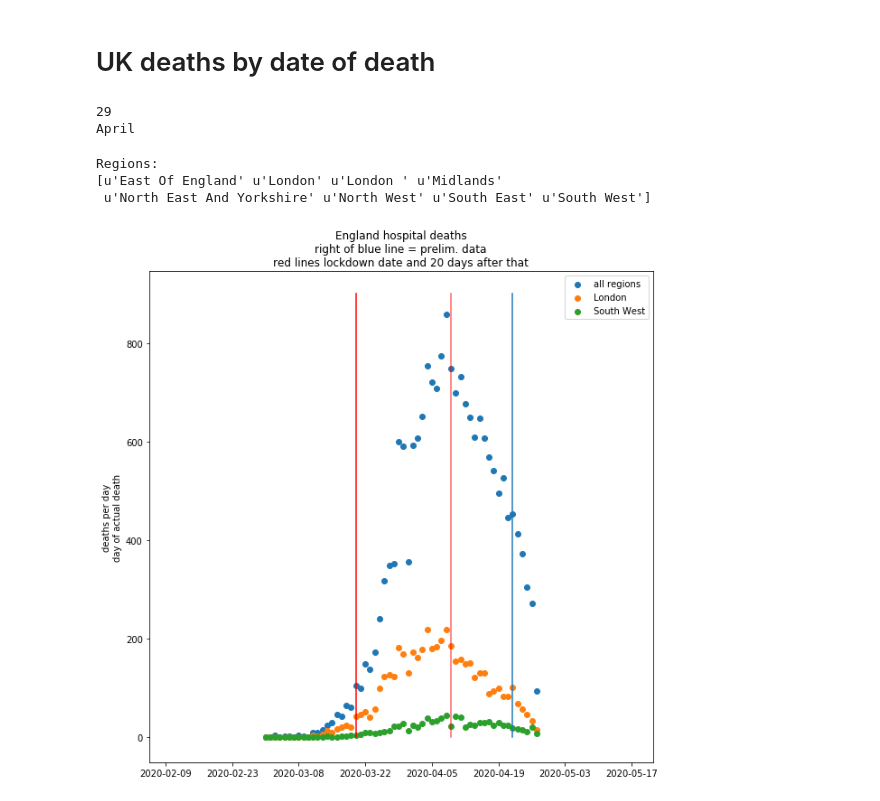
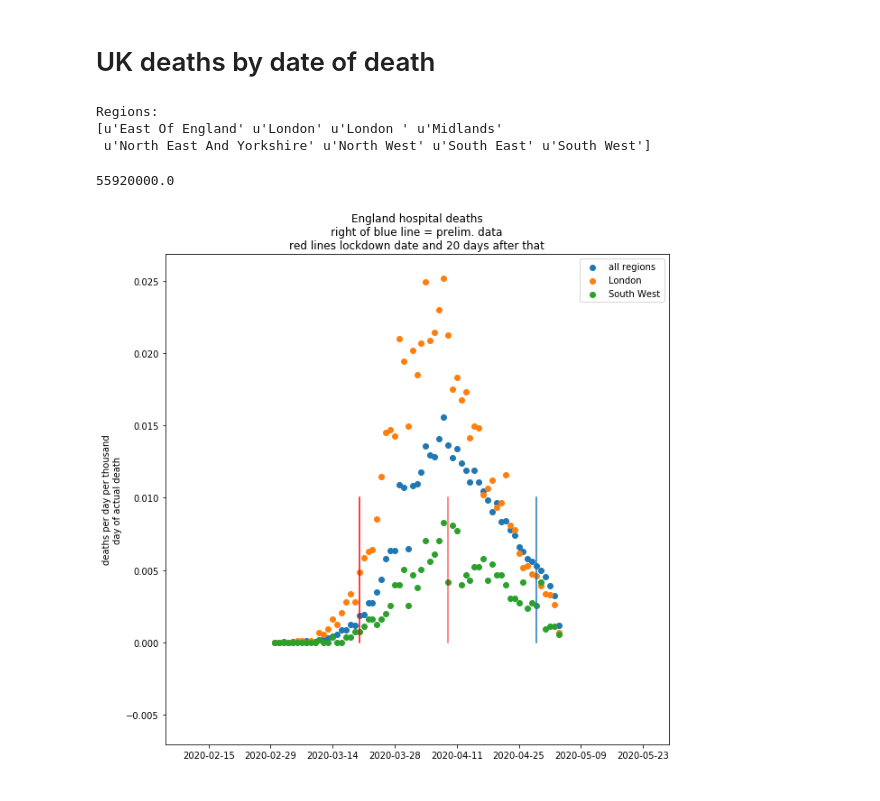
Before and after one commit to PaulHalloran/Jupiter_notebooks_halloran, a Jupyter notebook: covid_international_deaths.ipynb, the cells around one changed output. Drawn from its saved outputs; the diff is of its cells as text; code cells hidden in the pictures.

```diff
--- a/covid_international_deaths.ipynb
+++ b/covid_international_deaths.ipynb
@@ -95,7 +95,7 @@ infection_to_death=20
 country = 'United_Kingdom'
 
 # country = 'United_States_of_America'
-# country = 'Sweden'
+country = 'Ireland'
 
 from scipy.optimize import curve_fit
 from itertools import cycle
@@ -210,13 +235,4 @@ plt.legend()
 import pandas as pd
 import datetime
 from datetime import date
-# %%
-
-
-
-print today.day
-print today.strftime('%B')
-# %% [output]
-29
-April
 # %%
@@ -237,6 +265,23 @@ print df['NHS England Region'].unique()
 Regions:
 [u'East Of England' u'London' u'London ' u'Midlands'
  u'North East And Yorkshire' u'North West' u'South East' u'South West']
+# %%
+population={}
+population['East Of England'] = 6.2e6
+population['London'] = 8.9e6
+population['Midlands'] = 5.9e6 +4.8e6
+population['North East And Yorkshire'] = 2.66e6 +5.48e6
+population['North West'] = 7.29e6
+population['South East'] = 9.13e6
+population['South West'] = 5.56e6
+# %%
+total = 0.0
+for key in list(population):
+    total += population[key]
+
+print total
+# %% [output]
+55920000.0
 # %%
 first_date = datetime.datetime(2020, 3, 1, 0, 0)
 last_date = analysis_day
@@ -270,8 +315,15 @@ for i,date in enumerate(dates):
     except:
         pass
 
+out_deaths_region = np.array(out_deaths_region)
+out_deaths_region /= population[region]
+
 region2 = 'South West' # specify NHS region
-# region2 = 'North East And Yorkshire' # specify NHS region
+# region2 = 'Midlands' # specify NHS region
+# region2 = 'East Of England'
+# region2 = 'North East And Yorkshire'
+# region2 = 'North West'
+# region2 = 'South East'
 
 df_tmp = df.loc[df['NHS England Region'] == region2]
 out_dates_region2 = []
@@ -285,28 +337,33 @@ for i,date in enumerate(dates):
         out_dates_region2.append(date)
     except:
         pass
+
+out_deaths_region2 = np.array(out_deaths_region2)
+out_deaths_region2 /= population[region2]
 # %%
+max_no = 1.0e-2
+
 fig= plt.subplots(figsize=(10, 10))
-plt.scatter(out_dates,out_deaths,label='all regions')
+plt.scatter(out_dates,(np.array(out_deaths)/total)*1000.0,label='all regions')
 
-plt.scatter(out_dates_region,out_deaths_region,label= region)
-plt.scatter(out_dates_region2,out_deaths_region2,label= region2)
+plt.scatter(out_dates_region,out_deaths_region*1000.0,label= region)
+plt.scatter(out_dates_region2,out_deaths_region2*1000.0,label= region2)
 
 x_still_coming_in = out_dates[-1]- datetime.timedelta(days=5)
-plt.plot([x_still_coming_in,x_still_coming_in],[0,900])
+plt.plot([x_still_coming_in,x_still_coming_in],[0,max_no])
 
 measure = uk_measures['Johnson orders all pubs, restaurants, gyms and other social venues across the country to close']
-plt.plot([measure,measure],[0,900],'r')
-plt.plot([measure + datetime.timedelta(days=20),measure + datetime.timedelta(days=20)],[0,900],'r',alpha=0.6)
+plt.plot([measure,measure],[0,max_no],'r')
+plt.plot([measure + datetime.timedelta(days=20),measure + datetime.timedelta(days=20)],[0,max_no],'r',alpha=0.6)
 
 
 plt.legend()
-plt.ylabel('deaths per day\nday of actual death')
+plt.ylabel('deaths per day per thousand\nday of actual death')
 plt.title('England hospital deaths\nright of blue line = prelim. data\nred lines lockdown date and 20 days after that')
 
 plt.savefig('/Users/ph290/Downloads/deaths_by_actual_date.png')
 # %% [output]
-[figure, old version]
+[figure, new version]
 # %%
 try:
     analysis_day = date.today()
```
Also changed, not shown: parts of 9 cells of this notebook.
